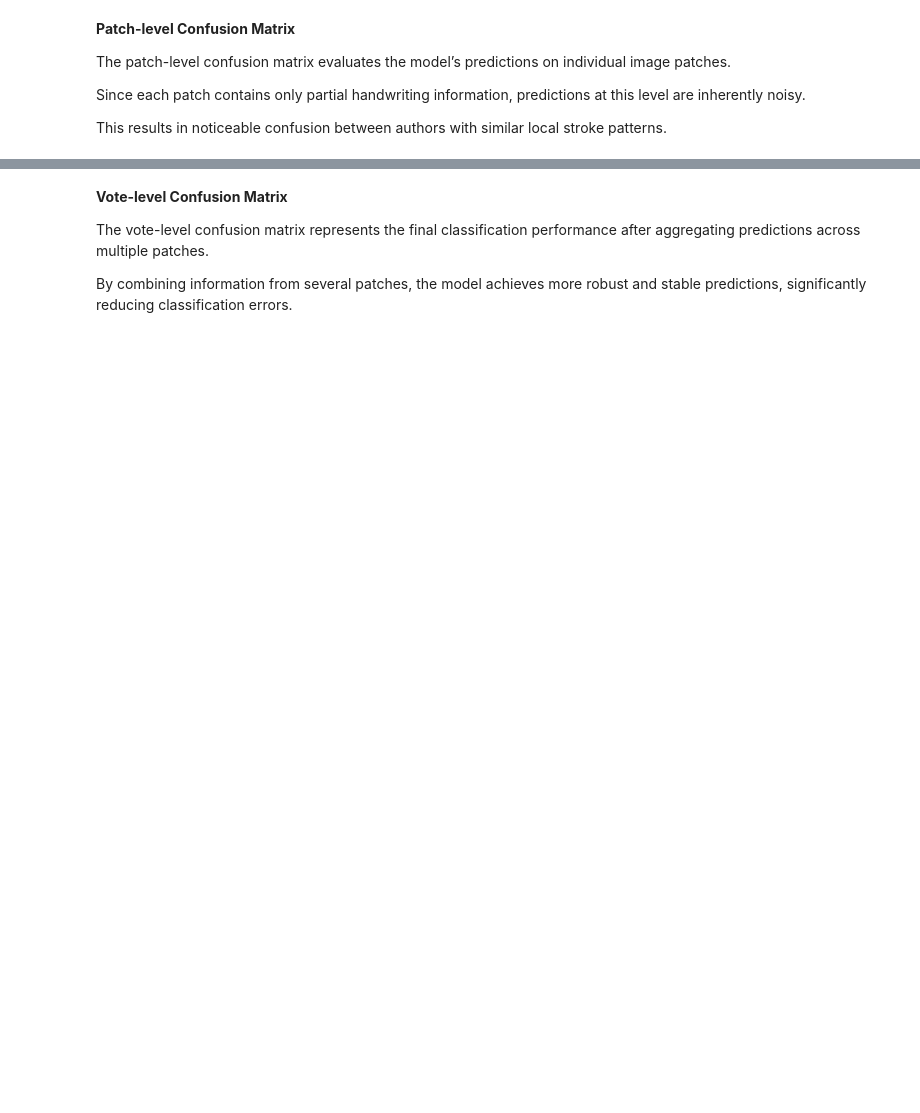
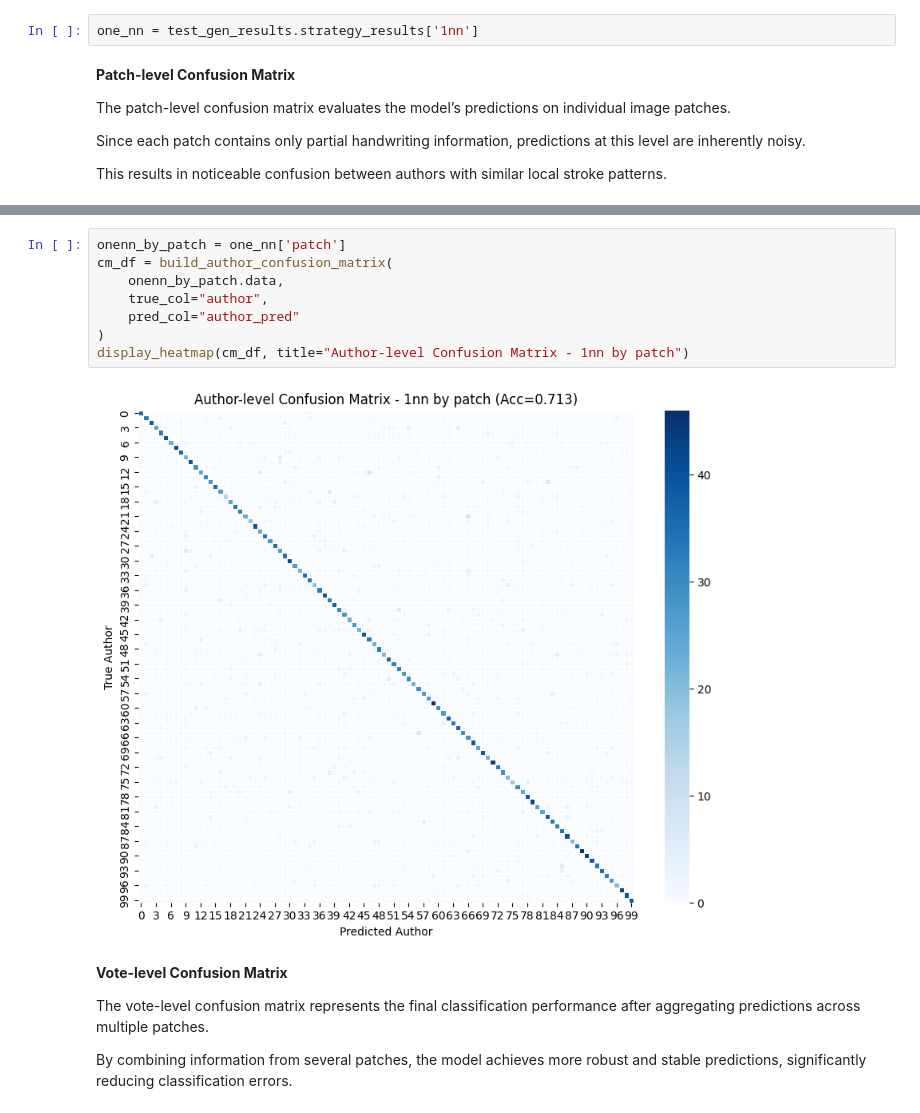
Before and after one commit to dmaman86/author-handwriting-recog, a Jupyter notebook: notebooks/mobile_test_100_4.ipynb, the cells around one changed output, grey strips where cells are left out. Drawn from its saved outputs; the diff is of its cells as text; blank space fills up the shorter version.

```diff
--- a/notebooks/mobile_test_100_4.ipynb
+++ b/notebooks/mobile_test_100_4.ipynb
@@ -1034,3 +1084,5 @@ viz.plot_centroids()
+# %%
+one_nn = test_gen_results.strategy_results['1nn']
 # %% [markdown]
 **Patch-level Confusion Matrix**
 
@@ -1049,3 +1094,13 @@ viz.plot_confusion(level="patch")
+# %%
+onenn_by_patch = one_nn['patch']
+cm_df = build_author_confusion_matrix(
+    onenn_by_patch.data,
+    true_col="author",
+    pred_col="author_pred"
+)
+display_heatmap(cm_df, title="Author-level Confusion Matrix - 1nn by patch")
+# %% [output]
+[figure, added]
 # %% [markdown]
 **Vote-level Confusion Matrix**
 
```
Also changed, not shown: parts of 76 cells of this notebook, 12 other files.
